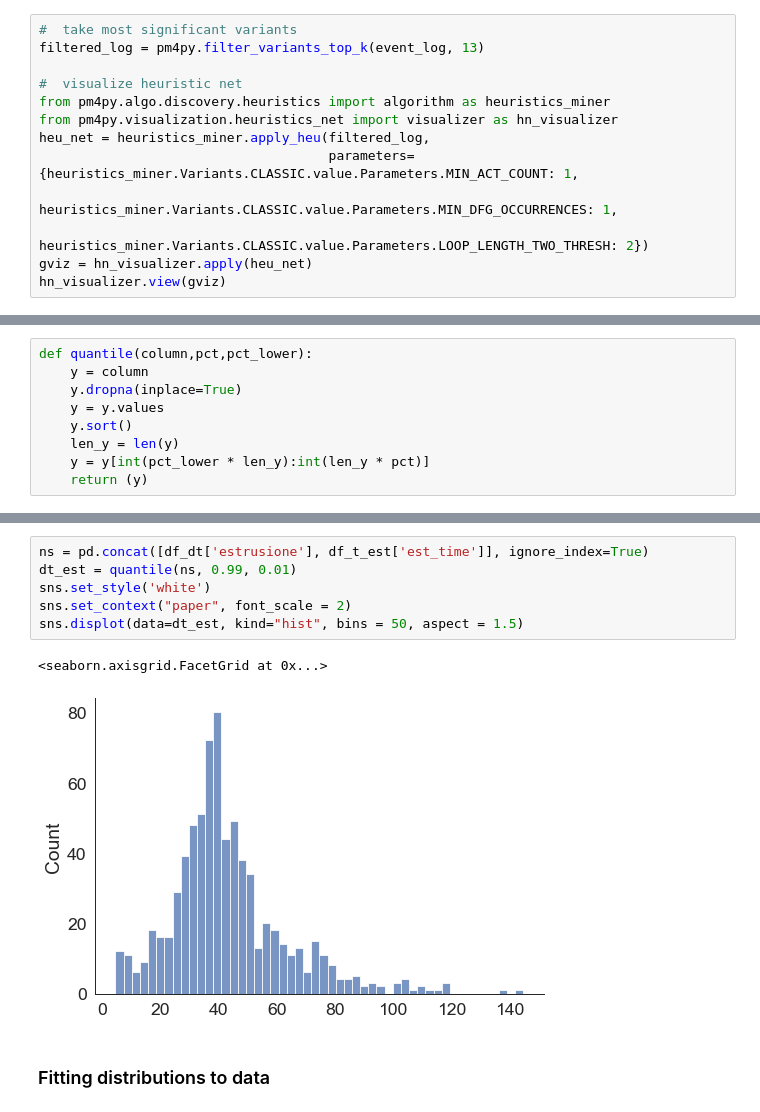
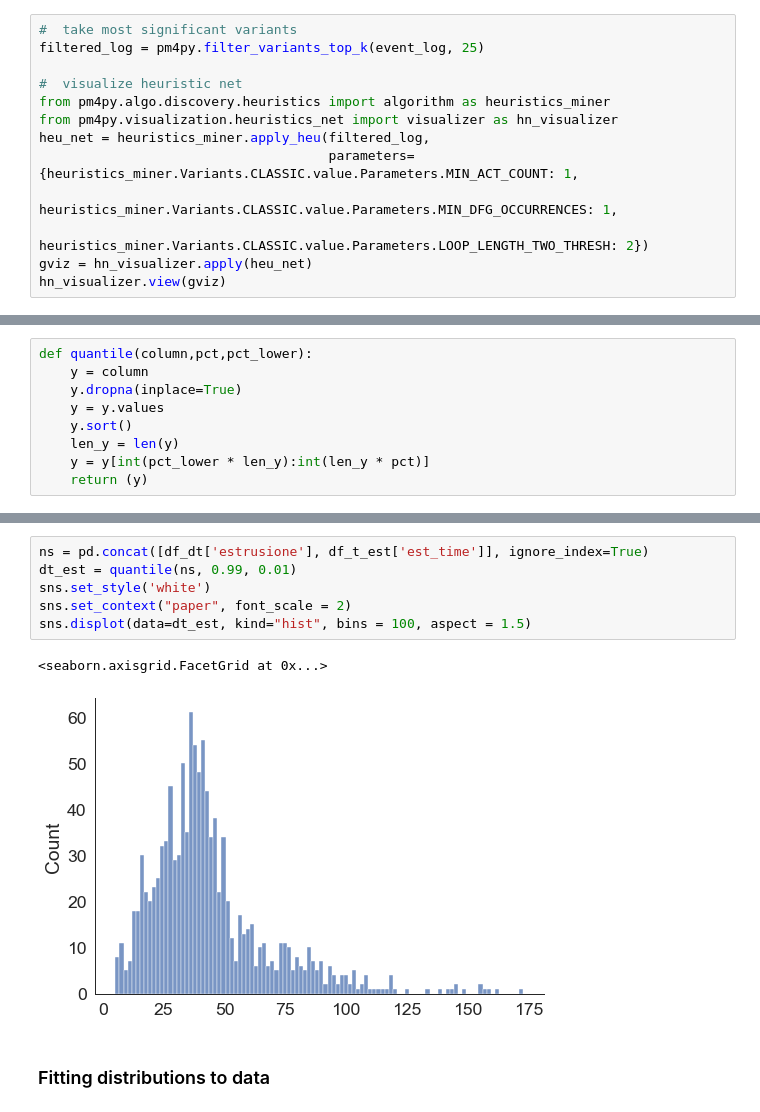
Before and after one commit to marcogiacomin/EuroMasterDataAnalysis, a Jupyter notebook: 2) Fitting distribution of the process.ipynb, the cells around one changed output, grey strips where cells are left out. Cells and saved outputs as stored; diff of their text form.

```diff
--- a/2) Fitting distribution of the process.ipynb
+++ b/2) Fitting distribution of the process.ipynb
@@ -117,7 +115,7 @@ variants_count
   'case:concept:name': 1}]
 # %%
 #  take most significant variants
-filtered_log = pm4py.filter_variants_top_k(event_log, 13)
+filtered_log = pm4py.filter_variants_top_k(event_log, 25)
 
 #  visualize heuristic net
 from pm4py.algo.discovery.heuristics import algorithm as heuristics_miner
@@ -273,12 +271,12 @@ sns.displot(data=df_dt, x="hand_to_est", kind="hist", bins = 60, aspect = 1.5)
 # %%
 ns = pd.concat([df_dt['estrusione'], df_t_est['est_time']], ignore_index=True)
 dt_est = quantile(ns, 0.99, 0.01)
 sns.set_style('white')
 sns.set_context("paper", font_scale = 2)
-sns.displot(data=dt_est, kind="hist", bins = 50, aspect = 1.5)
+sns.displot(data=dt_est, kind="hist", bins = 100, aspect = 1.5)
 # %% [output]
 <seaborn.axisgrid.FacetGrid at 0x...>
-[figure, old version]
+[figure, new version]
 # %% [markdown]
 ### Fitting distributions to data
 # %%
```
Also changed, not shown: parts of 23 cells of this notebook, 4 other files.
